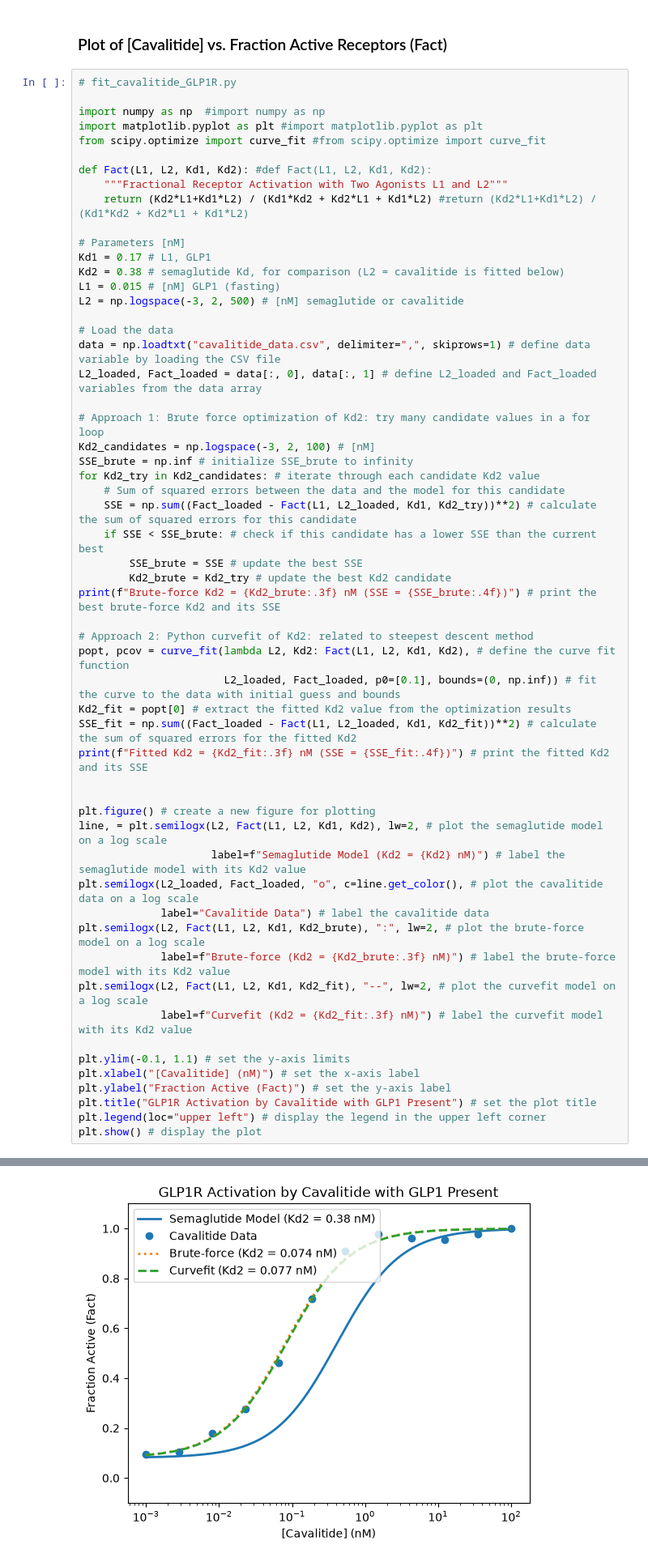
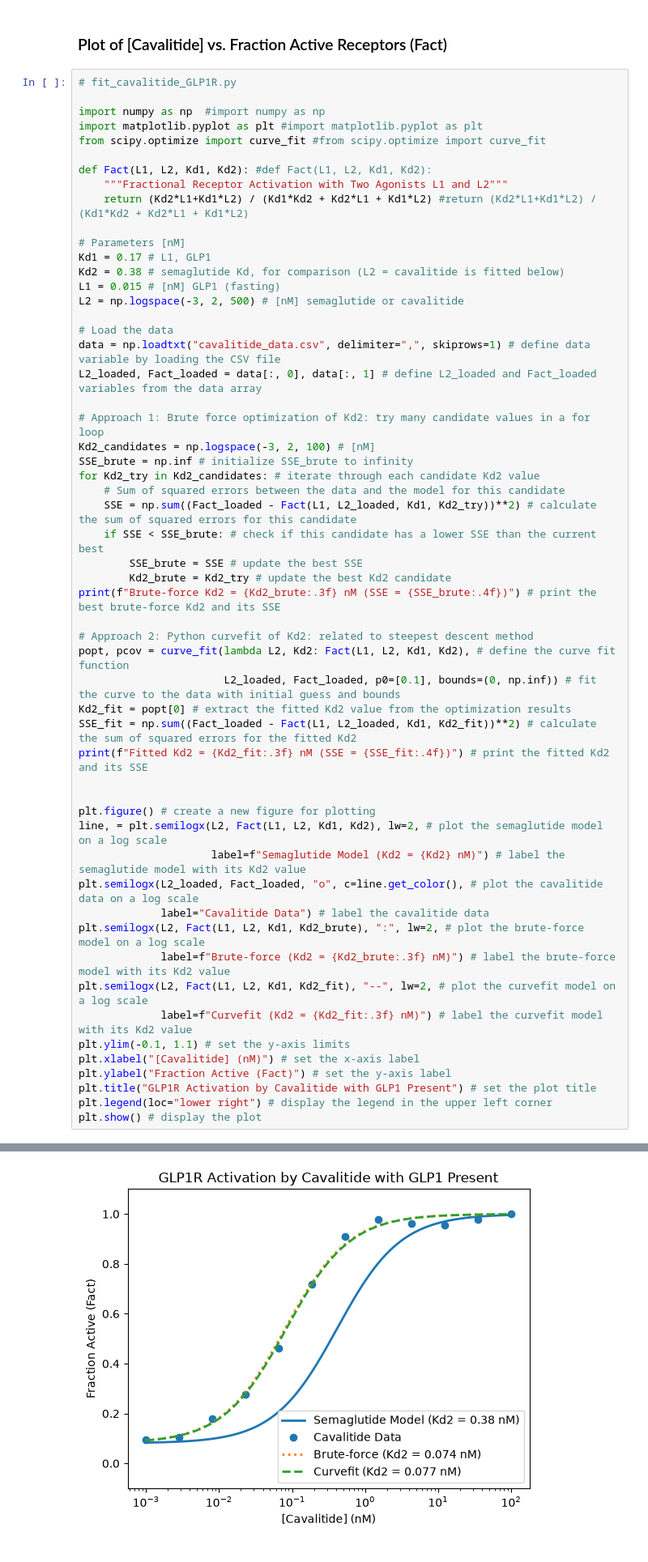
Before and after one commit to julialundy/BME2315_Module3, a Jupyter notebook: Module3_Project_Template.ipynb, the cells around one changed output, grey strips where cells are left out. Shown at 81% size. Saved outputs shown, nothing was run; the diff lists cells and outputs as text.

```diff
--- a/Module3_Project_Template.ipynb
+++ b/Module3_Project_Template.ipynb
@@ -52,33 +52,32 @@ for Kd2_try in Kd2_candidates: # iterate through each candidate Kd2 value
     if SSE < SSE_brute: # check if this candidate has a lower SSE than the current best
         SSE_brute = SSE # update the best SSE
         Kd2_brute = Kd2_try # update the best Kd2 candidate
 print(f"Brute-force Kd2 = {Kd2_brute:.3f} nM (SSE = {SSE_brute:.4f})") # print the best brute-force Kd2 and its SSE
 
 # Approach 2: Python curvefit of Kd2: related to steepest descent method
 popt, pcov = curve_fit(lambda L2, Kd2: Fact(L1, L2, Kd1, Kd2), # define the curve fit function
                        L2_loaded, Fact_loaded, p0=[0.1], bounds=(0, np.inf)) # fit the curve to the data with initial guess and bounds
 Kd2_fit = popt[0] # extract the fitted Kd2 value from the optimization results
 SSE_fit = np.sum((Fact_loaded - Fact(L1, L2_loaded, Kd1, Kd2_fit))**2) # calculate the sum of squared errors for the fitted Kd2
 print(f"Fitted Kd2 = {Kd2_fit:.3f} nM (SSE = {SSE_fit:.4f})") # print the fitted Kd2 and its SSE
 
 
 plt.figure() # create a new figure for plotting
 line, = plt.semilogx(L2, Fact(L1, L2, Kd1, Kd2), lw=2, # plot the semaglutide model on a log scale
                      label=f"Semaglutide Model (Kd2 = {Kd2} nM)") # label the semaglutide model with its Kd2 value
 plt.semilogx(L2_loaded, Fact_loaded, "o", c=line.get_color(), # plot the cavalitide data on a log scale
              label="Cavalitide Data") # label the cavalitide data
 plt.semilogx(L2, Fact(L1, L2, Kd1, Kd2_brute), ":", lw=2, # plot the brute-force model on a log scale
              label=f"Brute-force (Kd2 = {Kd2_brute:.3f} nM)") # label the brute-force model with its Kd2 value
 plt.semilogx(L2, Fact(L1, L2, Kd1, Kd2_fit), "--", lw=2, # plot the curvefit model on a log scale
              label=f"Curvefit (Kd2 = {Kd2_fit:.3f} nM)") # label the curvefit model with its Kd2 value
-
 plt.ylim(-0.1, 1.1) # set the y-axis limits
 plt.xlabel("[Cavalitide] (nM)") # set the x-axis label
 plt.ylabel("Fraction Active (Fact)") # set the y-axis label
 plt.title("GLP1R Activation by Cavalitide with GLP1 Present") # set the plot title
-plt.legend(loc="upper left") # display the legend in the upper left corner
+plt.legend(loc="lower right") # display the legend in the upper left corner
 plt.show() # display the plot
 # %% [output]
 Brute-force Kd2 = 0.074 nM (SSE = 0.0054)
 Fitted Kd2 = 0.077 nM (SSE = 0.0052)
-[figure, old version]
+[figure, new version]
```
Also changed, not shown: parts of 1 cell of this notebook.
